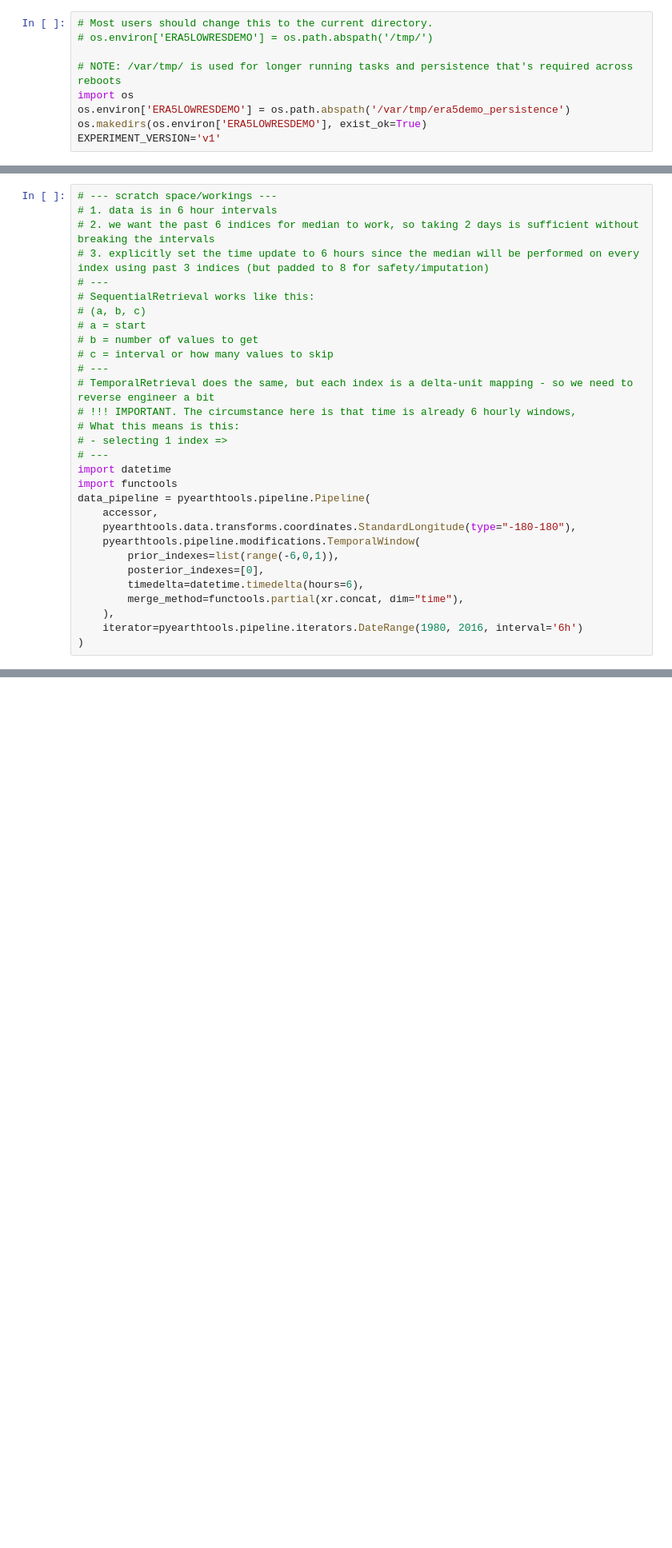
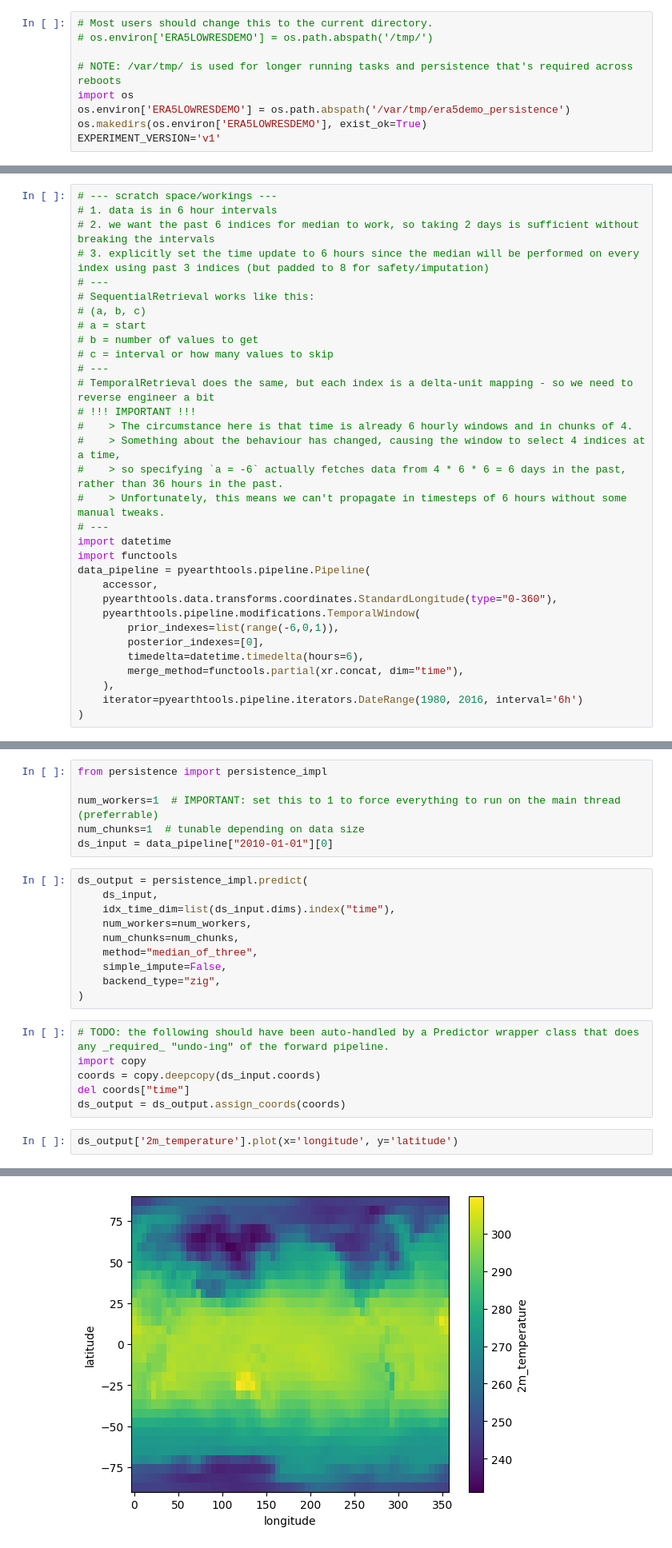
Before and after one commit to ACCESS-Community-Hub/PyEarthTools, a Jupyter notebook: packages/bundled_models/persistence/notebooks/pipeline_example.ipynb, the cells around one changed output, grey strips where cells are left out. Shown at 80% size. Cells and saved outputs as stored; diff of their text form; blank space fills up the shorter version.

Commit message:
[skip ci][wip] update persistence pipeline examples and notebook

```diff
--- a/packages/bundled_models/persistence/notebooks/pipeline_example.ipynb
+++ b/packages/bundled_models/persistence/notebooks/pipeline_example.ipynb
@@ -104,15 +91,17 @@ filename_override=file_location)
 # c = interval or how many values to skip
 # ---
 # TemporalRetrieval does the same, but each index is a delta-unit mapping - so we need to reverse engineer a bit
-# !!! IMPORTANT. The circumstance here is that time is already 6 hourly windows,
-# What this means is this:
-# - selecting 1 index =>
+# !!! IMPORTANT !!!
+#    > The circumstance here is that time is already 6 hourly windows and in chunks of 4.
+#    > Something about the behaviour has changed, causing the window to select 4 indices at a time,
+#    > so specifying `a = -6` actually fetches data from 4 * 6 * 6 = 6 days in the past, rather than 36 hours in the past.
+#    > Unfortunately, this means we can't propagate in timesteps of 6 hours without some manual tweaks.
 # ---
 import datetime
 import functools
 data_pipeline = pyearthtools.pipeline.Pipeline(
     accessor,
-    pyearthtools.data.transforms.coordinates.StandardLongitude(type="-180-180"),
+    pyearthtools.data.transforms.coordinates.StandardLongitude(type="0-360"),
     pyearthtools.pipeline.modifications.TemporalWindow(
         prior_indexes=list(range(-6,0,1)),
         posterior_indexes=[0],
@@ -130,0 +178,25 @@ DataNotFoundError: Data with args: (Petdt('2000-05-03T12'),) could not be found.
+# %%
+from persistence import persistence_impl
+
+num_workers=1  # IMPORTANT: set this to 1 to force everything to run on the main thread (preferrable)
+num_chunks=1  # tunable depending on data size
+ds_input = data_pipeline["2010-01-01"][0]
+# %%
+ds_output = persistence_impl.predict(
+    ds_input,
+    idx_time_dim=list(ds_input.dims).index("time"),
+    num_workers=num_workers,
+    num_chunks=num_chunks,
+    method="median_of_three",
+    simple_impute=False,
+    backend_type="zig",
+)
+# %%
+# TODO: the following should have been auto-handled by a Predictor wrapper class that does any _required_ "undo-ing" of the forward pipeline.
+import copy
+coords = copy.deepcopy(ds_input.coords)
+del coords["time"]
+ds_output = ds_output.assign_coords(coords)
+# %%
+ds_output['2m_temperature'].plot(x='longitude', y='latitude')
+# %% [output]
@@ -130,0 +204 @@ DataNotFoundError: Data with args: (Petdt('2000-05-03T12'),) could not be found.
+[figure, added]
```
Also changed, not shown: parts of 7 cells of this notebook, 2 other files.
